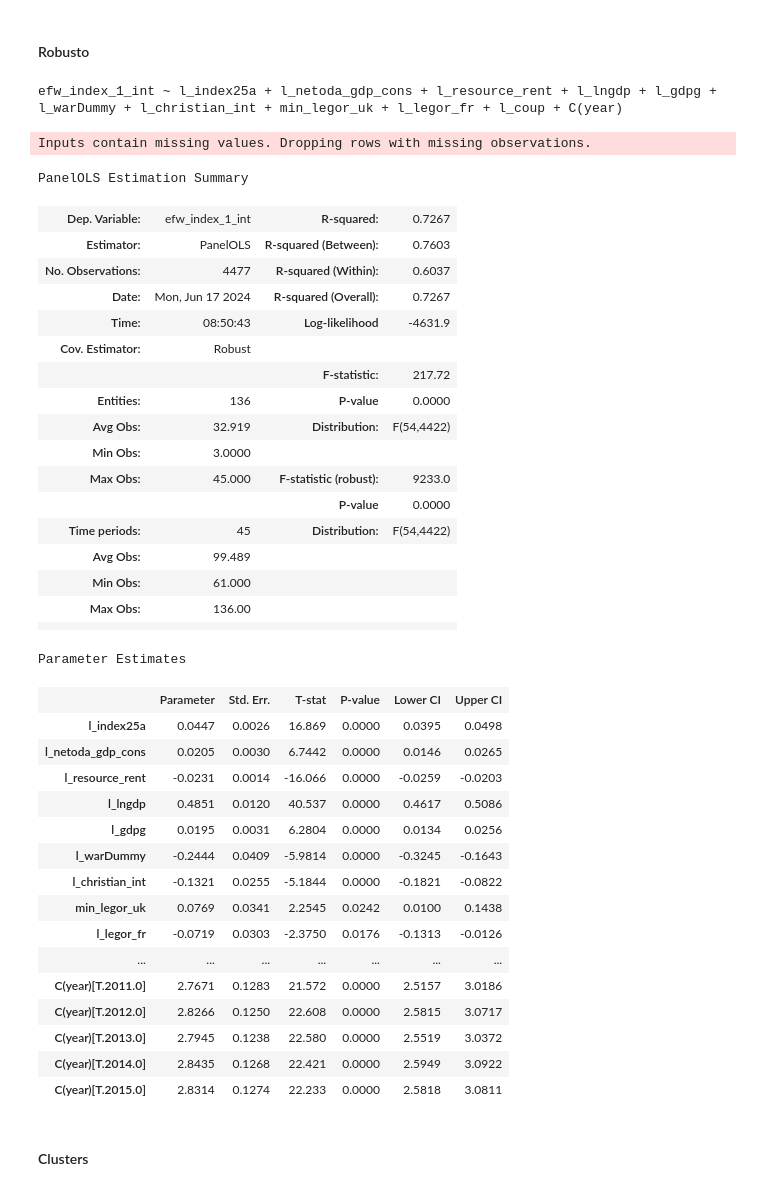
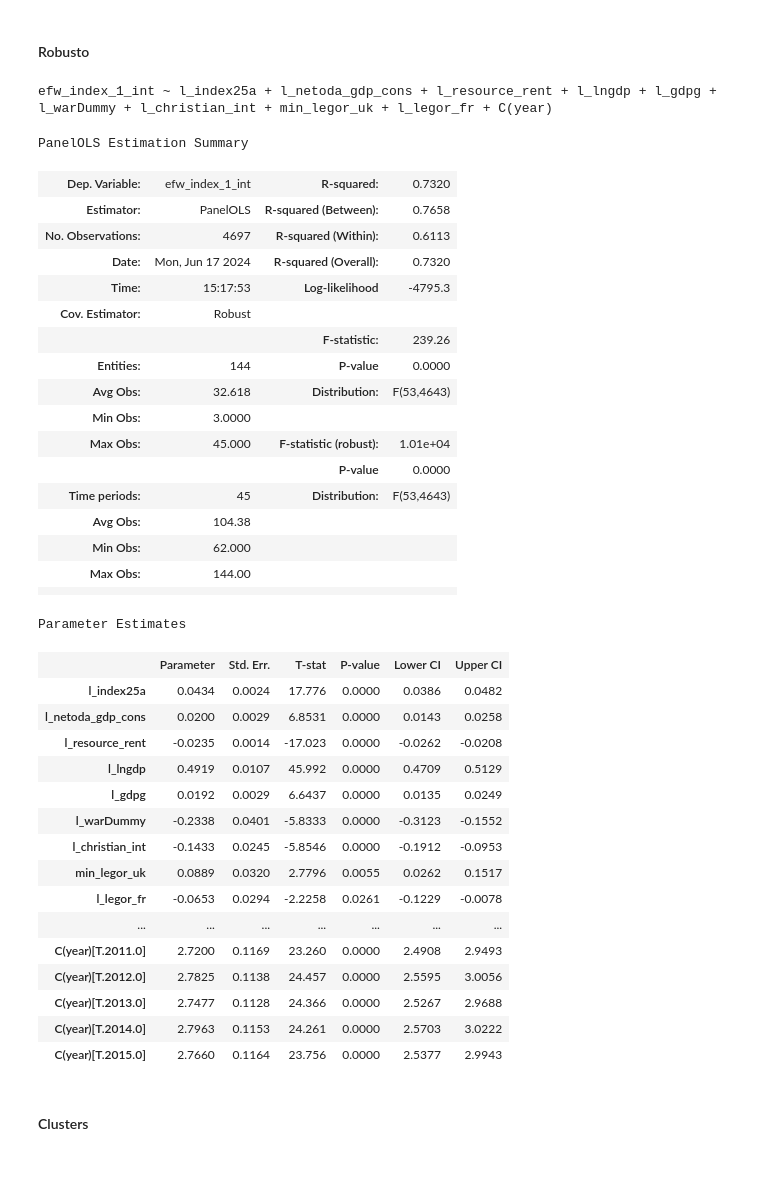
Before and after one commit to Schadenlord/article_replication, a Jupyter notebook: Parcial.ipynb, the cells around one changed output. Cells and saved outputs as stored; diff of their text form; code cells hidden in the pictures.

```diff
--- a/Parcial.ipynb
+++ b/Parcial.ipynb
@@ -306,52 +271,51 @@ control5 = "l5_netoda_gdp_cons l5_resource_rent l5_lngdp l5_gdpg l5_warDummy l5_
 # %% [markdown]
 #### Robusto
 # %%
-formula1 = "efw_index_1_int ~ l_index25a + l_netoda_gdp_cons + l_resource_rent + l_lngdp + l_gdpg + l_warDummy + l_christian_int + min_legor_uk + l_legor_fr + l_coup + C(year)"
+formula1 = "efw_index_1_int ~ l_index25a + l_netoda_gdp_cons + l_resource_rent + l_lngdp + l_gdpg + l_warDummy + l_christian_int + min_legor_uk + l_legor_fr + C(year)"
 
 # Exibe a nova fórmula
 print(formula1)
 
 model1 = PanelOLS.from_formula(formula=formula1, data=df_filtered, check_rank=False).fit(cov_type='robust')
 
 model1.summary
 # %% [output]
-efw_index_1_int ~ l_index25a + l_netoda_gdp_cons + l_resource_rent + l_lngdp + l_gdpg + l_warDummy + l_christian_int + min_legor_uk + l_legor_fr + l_coup + C(year)
+efw_index_1_int ~ l_index25a + l_netoda_gdp_cons + l_resource_rent + l_lngdp + l_gdpg + l_warDummy + l_christian_int + min_legor_uk + l_legor_fr + C(year)
-Inputs contain missing values. Dropping rows with missing observations.
+PanelOLS Estimation Summary
+| Dep. Variable: | efw_index_1_int | R-squared: | 0.7320 |
+| Estimator: | PanelOLS | R-squared (Between): | 0.7658 |
+| No. Observations: | 4697 | R-squared (Within): | 0.6113 |
+| Date: | Mon, Jun 17 2024 | R-squared (Overall): | 0.7320 |
+| Time: | 15:17:53 | Log-likelihood | -4795.3 |
+| Cov. Estimator: | Robust |  |  |
+|  |  | F-statistic: | 239.26 |
+| Entities: | 144 | P-value | 0.0000 |
+| Avg Obs: | 32.618 | Distribution: | F(53,4643) |
+| Min Obs: | 3.0000 |  |  |
+| Max Obs: | 45.000 | F-statistic (robust): | 1.01e+04 |
+|  |  | P-value | 0.0000 |
+| Time periods: | 45 | Distribution: | F(53,4643) |
+| Avg Obs: | 104.38 |  |  |
+| Min Obs: | 62.000 |  |  |
+| Max Obs: | 144.00 |  |  |
+|  |  |  |  |
-PanelOLS Estimation Summary
+Parameter Estimates
-| Dep. Variable: | efw_index_1_int | R-squared: | 0.7267 |
-| Estimator: | PanelOLS | R-squared (Between): | 0.7603 |
-| No. Observations: | 4477 | R-squared (Within): | 0.6037 |
-| Date: | Mon, Jun 17 2024 | R-squared (Overall): | 0.7267 |
-| Time: | 08:50:43 | Log-likelihood | -4631.9 |
-| Cov. Estimator: | Robust |  |  |
-|  |  | F-statistic: | 217.72 |
-| Entities: | 136 | P-value | 0.0000 |
-| Avg Obs: | 32.919 | Distribution: | F(54,4422) |
-| Min Obs: | 3.0000 |  |  |
-| Max Obs: | 45.000 | F-statistic (robust): | 9233.0 |
-|  |  | P-value | 0.0000 |
-| Time periods: | 45 | Distribution: | F(54,4422) |
-| Avg Obs: | 99.489 |  |  |
-| Min Obs: | 61.000 |  |  |
-| Max Obs: | 136.00 |  |  |
-|  |  |  |  |
-Parameter Estimates
 |  | Parameter | Std. Err. | T-stat | P-value | Lower CI | Upper CI |
-| l_index25a | 0.0447 | 0.0026 | 16.869 | 0.0000 | 0.0395 | 0.0498 |
-| l_netoda_gdp_cons | 0.0205 | 0.0030 | 6.7442 | 0.0000 | 0.0146 | 0.0265 |
-| l_resource_rent | -0.0231 | 0.0014 | -16.066 | 0.0000 | -0.0259 | -0.0203 |
-| l_lngdp | 0.4851 | 0.0120 | 40.537 | 0.0000 | 0.4617 | 0.5086 |
-| l_gdpg | 0.0195 | 0.0031 | 6.2804 | 0.0000 | 0.0134 | 0.0256 |
-| l_warDummy | -0.2444 | 0.0409 | -5.9814 | 0.0000 | -0.3245 | -0.1643 |
-| l_christian_int | -0.1321 | 0.0255 | -5.1844 | 0.0000 | -0.1821 | -0.0822 |
-| min_legor_uk | 0.0769 | 0.0341 | 2.2545 | 0.0242 | 0.0100 | 0.1438 |
-| l_legor_fr | -0.0719 | 0.0303 | -2.3750 | 0.0176 | -0.1313 | -0.0126 |
+| l_index25a | 0.0434 | 0.0024 | 17.776 | 0.0000 | 0.0386 | 0.0482 |
+| l_netoda_gdp_cons | 0.0200 | 0.0029 | 6.8531 | 0.0000 | 0.0143 | 0.0258 |
+| l_resource_rent | -0.0235 | 0.0014 | -17.023 | 0.0000 | -0.0262 | -0.0208 |
+| l_lngdp | 0.4919 | 0.0107 | 45.992 | 0.0000 | 0.4709 | 0.5129 |
+| l_gdpg | 0.0192 | 0.0029 | 6.6437 | 0.0000 | 0.0135 | 0.0249 |
+| l_warDummy | -0.2338 | 0.0401 | -5.8333 | 0.0000 | -0.3123 | -0.1552 |
+| l_christian_int | -0.1433 | 0.0245 | -5.8546 | 0.0000 | -0.1912 | -0.0953 |
+| min_legor_uk | 0.0889 | 0.0320 | 2.7796 | 0.0055 | 0.0262 | 0.1517 |
+| l_legor_fr | -0.0653 | 0.0294 | -2.2258 | 0.0261 | -0.1229 | -0.0078 |
 | ... | ... | ... | ... | ... | ... | ... |
-| C(year)[T.2011.0] | 2.7671 | 0.1283 | 21.572 | 0.0000 | 2.5157 | 3.0186 |
-| C(year)[T.2012.0] | 2.8266 | 0.1250 | 22.608 | 0.0000 | 2.5815 | 3.0717 |
-| C(year)[T.2013.0] | 2.7945 | 0.1238 | 22.580 | 0.0000 | 2.5519 | 3.0372 |
-| C(year)[T.2014.0] | 2.8435 | 0.1268 | 22.421 | 0.0000 | 2.5949 | 3.0922 |
-| C(year)[T.2015.0] | 2.8314 | 0.1274 | 22.233 | 0.0000 | 2.5818 | 3.0811 |
+| C(year)[T.2011.0] | 2.7200 | 0.1169 | 23.260 | 0.0000 | 2.4908 | 2.9493 |
+| C(year)[T.2012.0] | 2.7825 | 0.1138 | 24.457 | 0.0000 | 2.5595 | 3.0056 |
+| C(year)[T.2013.0] | 2.7477 | 0.1128 | 24.366 | 0.0000 | 2.5267 | 2.9688 |
+| C(year)[T.2014.0] | 2.7963 | 0.1153 | 24.261 | 0.0000 | 2.5703 | 3.0222 |
+| C(year)[T.2015.0] | 2.7660 | 0.1164 | 23.756 | 0.0000 | 2.5377 | 2.9943 |
 # %% [markdown]
 #### Clusters
 # %%
```
Also changed, not shown: parts of 31 cells of this notebook.
